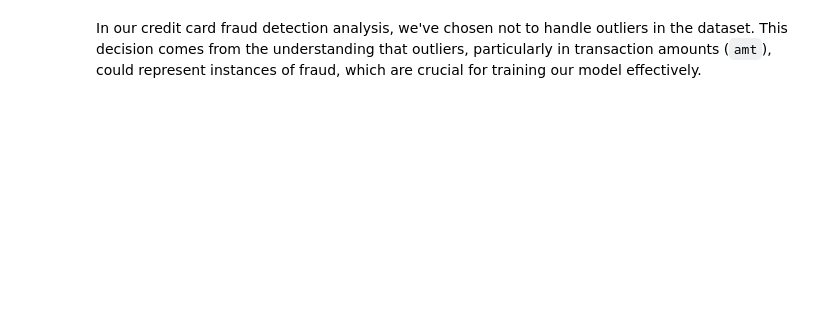
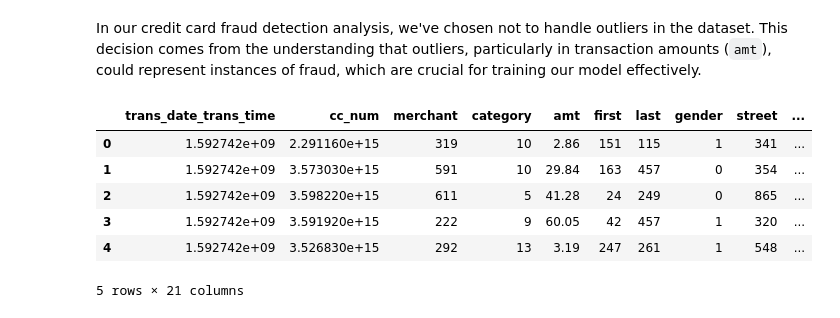
Before and after one commit to MaxNardone/CreditCardFraudDetection, a Jupyter notebook: Credit_card_fraud_detection.ipynb, the cells around one changed output. Cells and saved outputs as stored; diff of their text form; code cells hidden in the pictures; blank space fills up the shorter version.

```diff
--- a/Credit_card_fraud_detection.ipynb
+++ b/Credit_card_fraud_detection.ipynb
@@ -109,3 +109,33 @@ Duplicated entries number:  0
 | max | 4.992350e+18 | 22768.110000 | 99921.000000 | 65.689900 | -67.950300 | 2.906700e+06 | 1.388534e+09 | 66.679297 | -66.952026 | 1.000000 |
 # %% [markdown]
 In our credit card fraud detection analysis, we've chosen not to handle outliers in the dataset. This decision comes from the understanding that outliers, particularly in transaction amounts (`amt`), could represent instances of fraud, which are crucial for training our model effectively.
+# %%
+#This section handles preprocessing of the data, one hot encoding the categorical values and converting the date format
+from datetime import datetime
+from sklearn.preprocessing import LabelEncoder
+
+current_year = datetime.now().year
+df['dob'] = pd.to_datetime(df['dob'])
+#Creating new column 'age'
+df['age'] = current_year - df['dob'].dt.year
+
+df.drop(columns=['dob'], inplace=True)
+
+#Convert datetime to UNIX timestamp
+df['trans_date_trans_time'] = pd.to_datetime(df['trans_date_trans_time']).view('int64') / 10**9
+
+#Encode categorical values
+label_encoders = {}
+for column in ['merchant', 'category', 'first', 'last', 'gender', 'street', 'city', 'state', 'job']:
+    le = LabelEncoder()
+    df[column] = le.fit_transform(df[column])
+
+df.head()
+# %% [output]
+|  | trans_date_trans_time | cc_num | merchant | category | amt | first | last | gender | street | ... |
+| 0 | 1.592742e+09 | 2.291160e+15 | 319 | 10 | 2.86 | 151 | 115 | 1 | 341 | ... |
+| 1 | 1.592742e+09 | 3.573030e+15 | 591 | 10 | 29.84 | 163 | 457 | 0 | 354 | ... |
+| 2 | 1.592742e+09 | 3.598220e+15 | 611 | 5 | 41.28 | 24 | 249 | 0 | 865 | ... |
+| 3 | 1.592742e+09 | 3.591920e+15 | 222 | 9 | 60.05 | 42 | 457 | 1 | 320 | ... |
+| 4 | 1.592742e+09 | 3.526830e+15 | 292 | 13 | 3.19 | 247 | 261 | 1 | 548 | ... |
+5 rows × 21 columns
```
Also changed, not shown: parts of 20 cells of this notebook, 1 other file.
